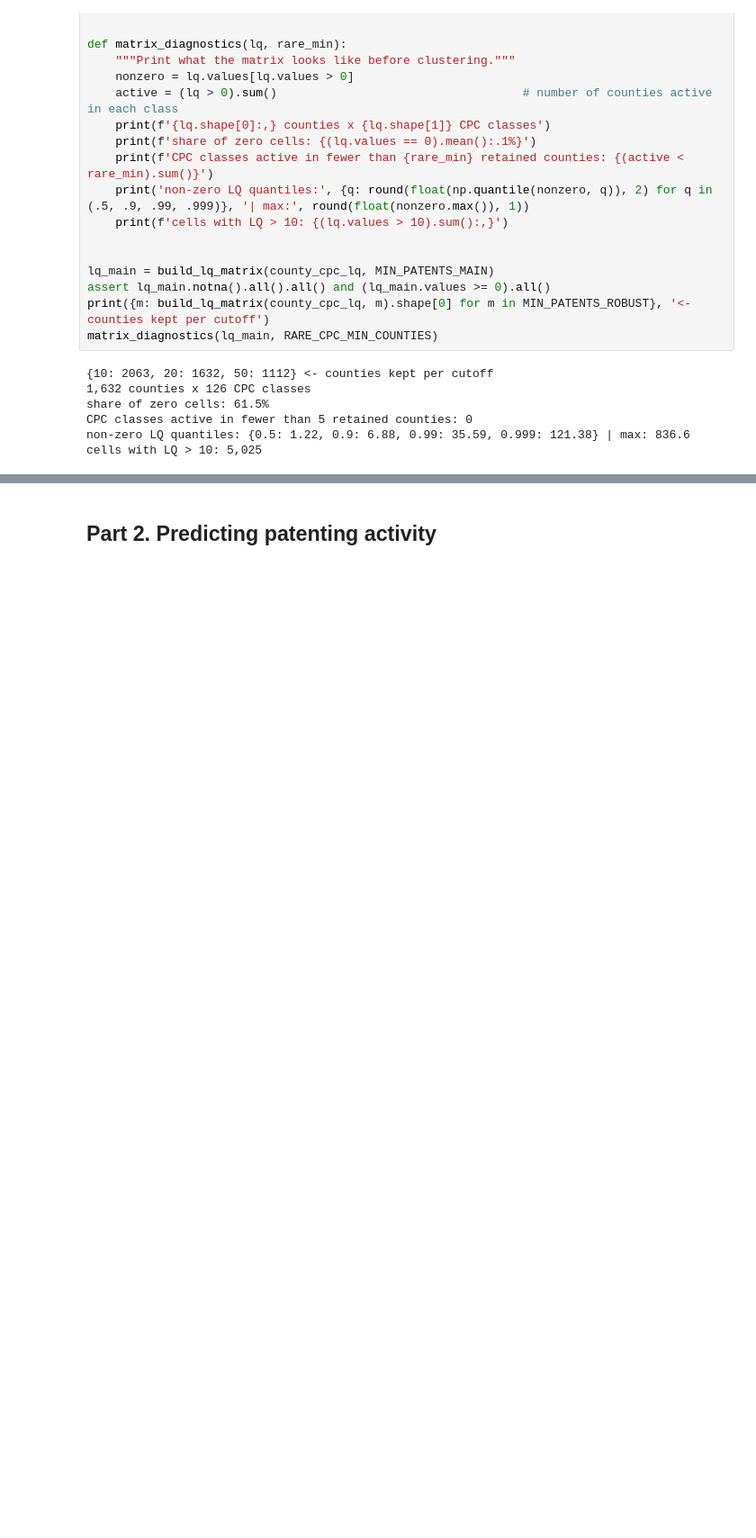
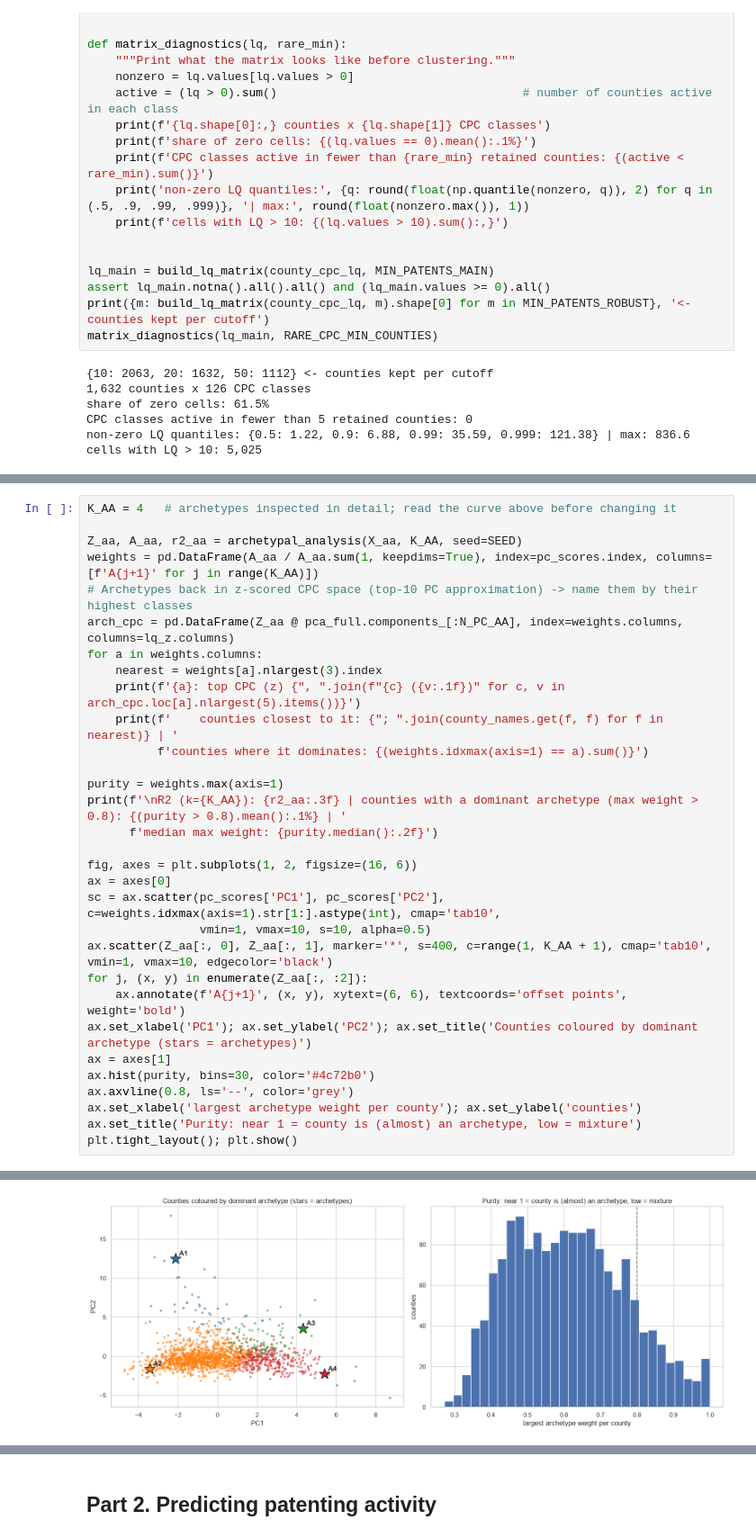
Before and after one commit to elganteDK/final_assignment_bds26_s1.1, a Jupyter notebook: f_a_bds26_v1.2.ipynb, the cells around one changed output, grey strips where cells are left out. Shown at 90% size. Drawn from its saved outputs; the diff is of its cells as text; blank space fills up the shorter version.

```diff
--- a/f_a_bds26_v1.2.ipynb
+++ b/f_a_bds26_v1.2.ipynb
@@ -776,0 +504,32 @@ High entropy / low HHI: signals breadth and resilience. Large diversified counti
+# %%
+K_AA = 4   # archetypes inspected in detail; read the curve above before changing it
+
+Z_aa, A_aa, r2_aa = archetypal_analysis(X_aa, K_AA, seed=SEED)
+weights = pd.DataFrame(A_aa / A_aa.sum(1, keepdims=True), index=pc_scores.index, columns=[f'A{j+1}' for j in range(K_AA)])
+# Archetypes back in z-scored CPC space (top-10 PC approximation) -> name them by their highest classes
+arch_cpc = pd.DataFrame(Z_aa @ pca_full.components_[:N_PC_AA], index=weights.columns, columns=lq_z.columns)
+for a in weights.columns:
+    nearest = weights[a].nlargest(3).index
+    print(f'{a}: top CPC (z) {", ".join(f"{c} ({v:.1f})" for c, v in arch_cpc.loc[a].nlargest(5).items())}')
+    print(f'    counties closest to it: {"; ".join(county_names.get(f, f) for f in nearest)} | '
+          f'counties where it dominates: {(weights.idxmax(axis=1) == a).sum()}')
+
+purity = weights.max(axis=1)
+print(f'\nR2 (k={K_AA}): {r2_aa:.3f} | counties with a dominant archetype (max weight > 0.8): {(purity > 0.8).mean():.1%} | '
+      f'median max weight: {purity.median():.2f}')
+
+fig, axes = plt.subplots(1, 2, figsize=(16, 6))
+ax = axes[0]
+sc = ax.scatter(pc_scores['PC1'], pc_scores['PC2'], c=weights.idxmax(axis=1).str[1:].astype(int), cmap='tab10',
+                vmin=1, vmax=10, s=10, alpha=0.5)
+ax.scatter(Z_aa[:, 0], Z_aa[:, 1], marker='*', s=400, c=range(1, K_AA + 1), cmap='tab10', vmin=1, vmax=10, edgecolor='black')
+for j, (x, y) in enumerate(Z_aa[:, :2]):
+    ax.annotate(f'A{j+1}', (x, y), xytext=(6, 6), textcoords='offset points', weight='bold')
+ax.set_xlabel('PC1'); ax.set_ylabel('PC2'); ax.set_title('Counties coloured by dominant archetype (stars = archetypes)')
+ax = axes[1]
+ax.hist(purity, bins=30, color='#4c72b0')
+ax.axvline(0.8, ls='--', color='grey')
+ax.set_xlabel('largest archetype weight per county'); ax.set_ylabel('counties')
+ax.set_title('Purity: near 1 = county is (almost) an archetype, low = mixture')
+plt.tight_layout(); plt.show()
+# %% [output]
@@ -776,0 +546 @@ High entropy / low HHI: signals breadth and resilience. Large diversified counti
+[figure, added]
```
Also changed, not shown: parts of 84 cells of this notebook, 3 other files.
